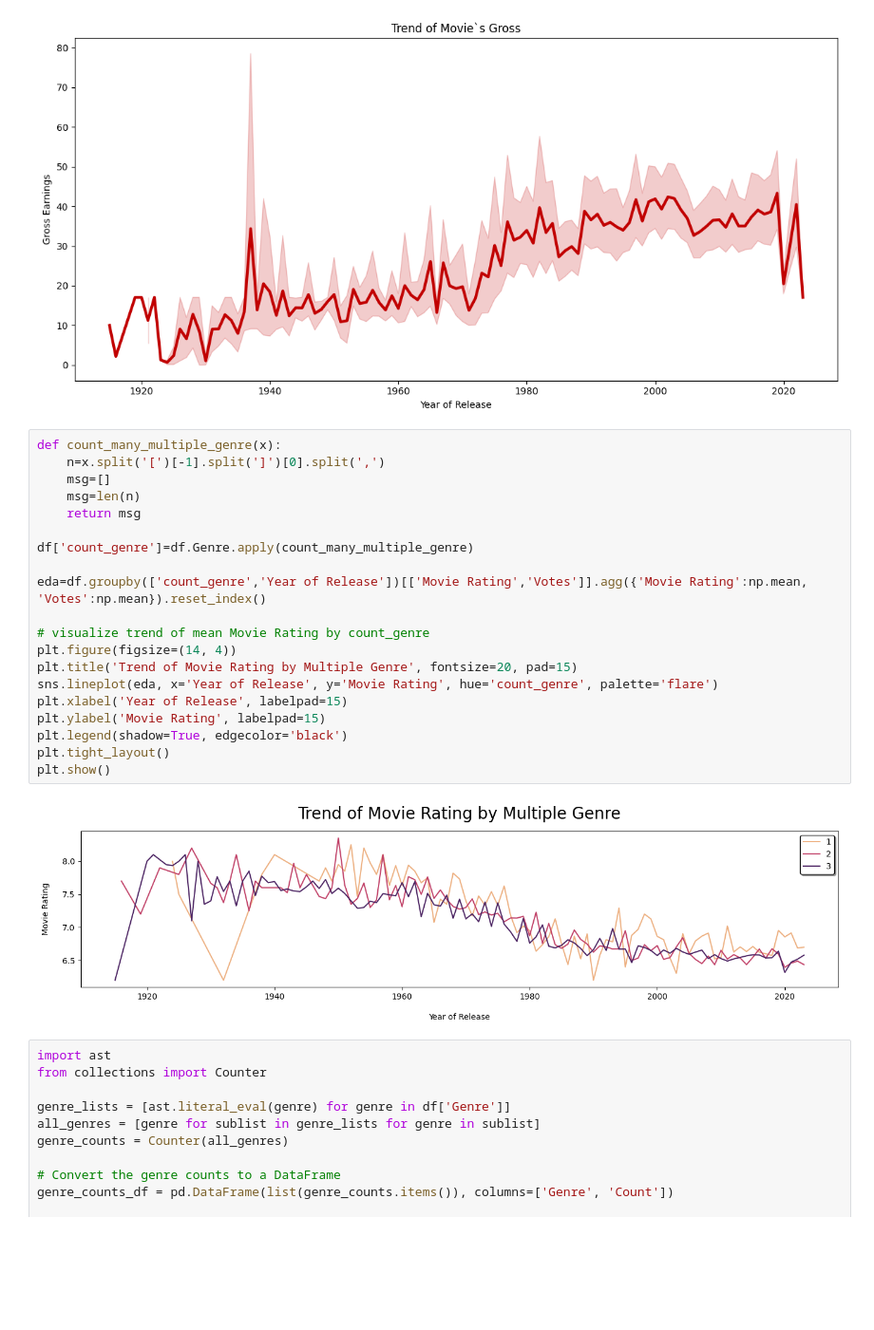
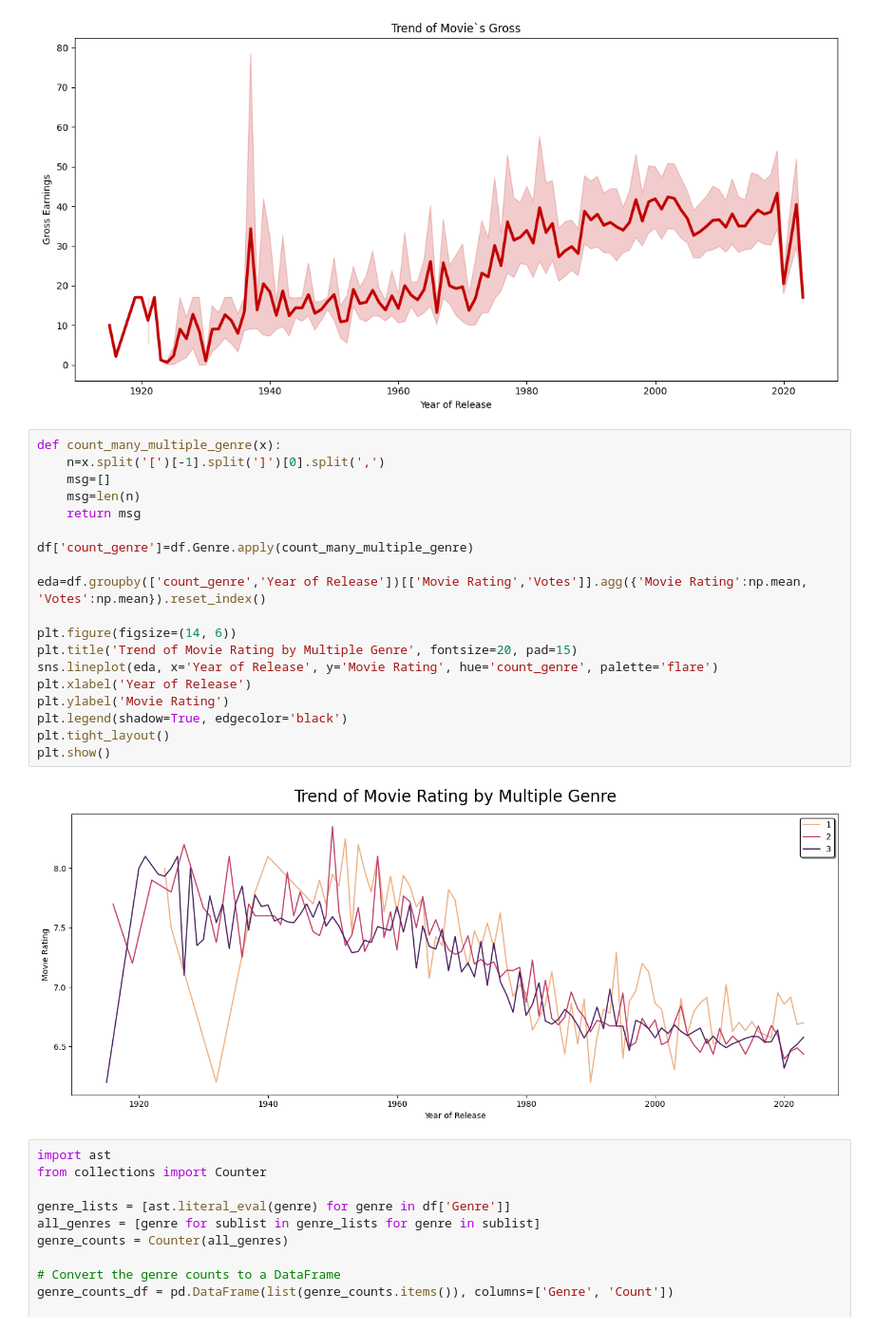
Before and after one commit to trizyx/IMDB-Data-analysis, a Jupyter notebook: Untitled3.ipynb, the cells around one changed output. Shown at 95% size. Saved outputs shown, nothing was run; the diff lists cells and outputs as text; blank space fills up the shorter version.

```diff
--- a/Untitled3.ipynb
+++ b/Untitled3.ipynb
@@ -138,25 +138,24 @@ plt.show()
 # %%
 def count_many_multiple_genre(x):
     n=x.split('[')[-1].split(']')[0].split(',')
     msg=[]
     msg=len(n)
     return msg
 
 df['count_genre']=df.Genre.apply(count_many_multiple_genre)
 
 eda=df.groupby(['count_genre','Year of Release'])[['Movie Rating','Votes']].agg({'Movie Rating':np.mean, 'Votes':np.mean}).reset_index()
 
-# visualize trend of mean Movie Rating by count_genre
-plt.figure(figsize=(14, 4))
+plt.figure(figsize=(14, 6))
 plt.title('Trend of Movie Rating by Multiple Genre', fontsize=20, pad=15)
 sns.lineplot(eda, x='Year of Release', y='Movie Rating', hue='count_genre', palette='flare')
-plt.xlabel('Year of Release', labelpad=15)
-plt.ylabel('Movie Rating', labelpad=15)
+plt.xlabel('Year of Release')
+plt.ylabel('Movie Rating')
 plt.legend(shadow=True, edgecolor='black')
 plt.tight_layout()
 plt.show()
 # %% [output]
-[figure, old version]
+[figure, new version]
 # %%
 import ast
 from collections import Counter
```
